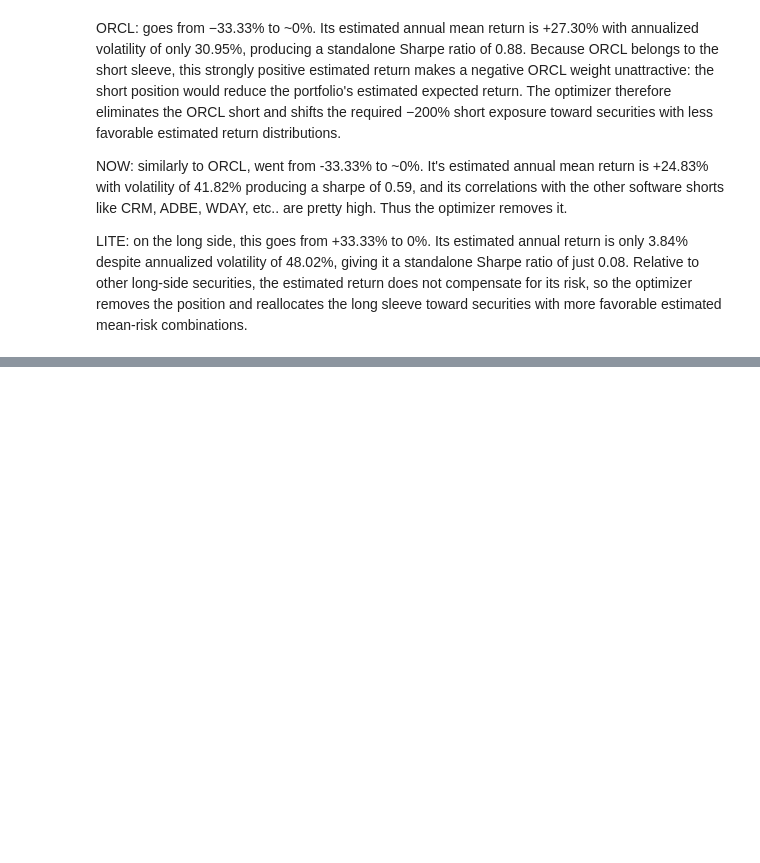
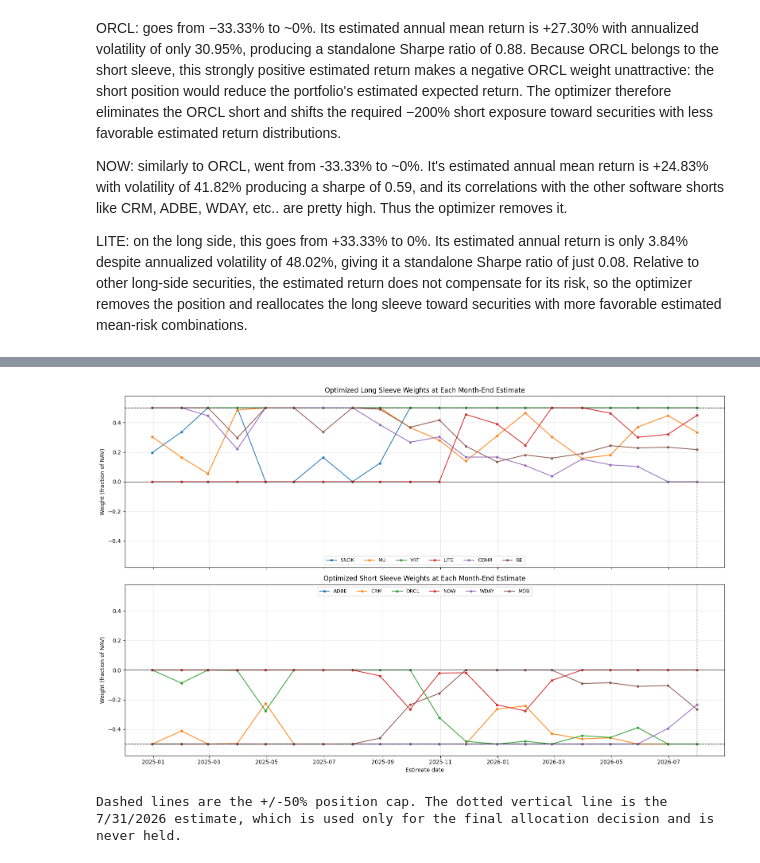
Before and after one commit to rksi-05/situational_awareness, a Jupyter notebook: project.ipynb, the cells around one changed output, grey strips where cells are left out. Saved outputs shown, nothing was run; the diff lists cells and outputs as text; code cells hidden in the pictures; blank space fills up the shorter version.

```diff
--- a/project.ipynb
+++ b/project.ipynb
@@ -521,0 +524,12 @@ LITE: on the long side, this goes from +33.33% to 0%. Its estimated annual retur
+# %%
+#build the month-end estimate grid: first weights at 12/31/2024, a re-estimate at every later
+#month-end through 6/30/2026, and one final estimate on 7/31/2026 for the Part 6.2 decision
+calendar = stock_returns.loc["2024-12-01":"2026-07-31"].index
+est_dates = sorted(calendar.to_series().groupby([calendar.year, calendar.month]).max())
+
+FINAL_DATE = est_dates[-1]      #7/31/2026, estimated but never held inside the test
+hold_dates = est_dates[:-1]     #12/31/2024 through 6/30/2026, each held one month
+WINDOW = 756
+
+print(f"{len(est_dates)} estimate dates from {est_dates[0].date()} to {est_dates[-1].date()}")
+print(f"{len(hold_dates)} of them are held over the following month's daily returns")
@@ -521,0 +668,32 @@ LITE: on the long side, this goes from +33.33% to 0%. Its estimated annual retur
+# %%
+#plot all 12 weight paths, one sleeve per panel so the cap is readable on both
+fig, axes = plt.subplots(2, 1, figsize=(16, 10), sharex=True, sharey=True)
+
+for ticker in long_tickers:
+    axes[0].plot(weights_opt.index, weights_opt[ticker],
+                 marker="o", markersize=3.5, linewidth=1.4, label=ticker)
+axes[0].set_title("Optimized Long Sleeve Weights at Each Month-End Estimate")
+
+for ticker in short_tickers:
+    axes[1].plot(weights_opt.index, weights_opt[ticker],
+                 marker="o", markersize=3.5, linewidth=1.4, label=ticker)
+axes[1].set_title("Optimized Short Sleeve Weights at Each Month-End Estimate")
+axes[1].set_xlabel("Estimate date")
+
+for ax, cap, legend_loc in [(axes[0], 0.5, "lower center"), (axes[1], -0.5, "upper center")]:
+    ax.axhline(cap, color="black", linestyle="--", linewidth=1)
+    ax.axhline(0, color="black", linewidth=0.8)
+    ax.axvline(FINAL_DATE, color="grey", linestyle=":", linewidth=1.2)
+    ax.set_ylabel("Weight (fraction of NAV)")
+    ax.set_ylim(-0.58, 0.58)
+    ax.legend(ncol=6, fontsize=9, loc=legend_loc)
+    ax.grid(True, alpha=0.3)
+
+plt.tight_layout()
+plt.show()
+
+print("Dashed lines are the +/-50% position cap. The dotted vertical line is the 7/31/2026 "
+      "estimate, which is used only for the final allocation decision and is never held.")
+# %% [output]
+[figure, added]
+Dashed lines are the +/-50% position cap. The dotted vertical line is the 7/31/2026 estimate, which is used only for the final allocation decision and is never held.
```
Also changed, not shown: parts of 30 cells of this notebook.
